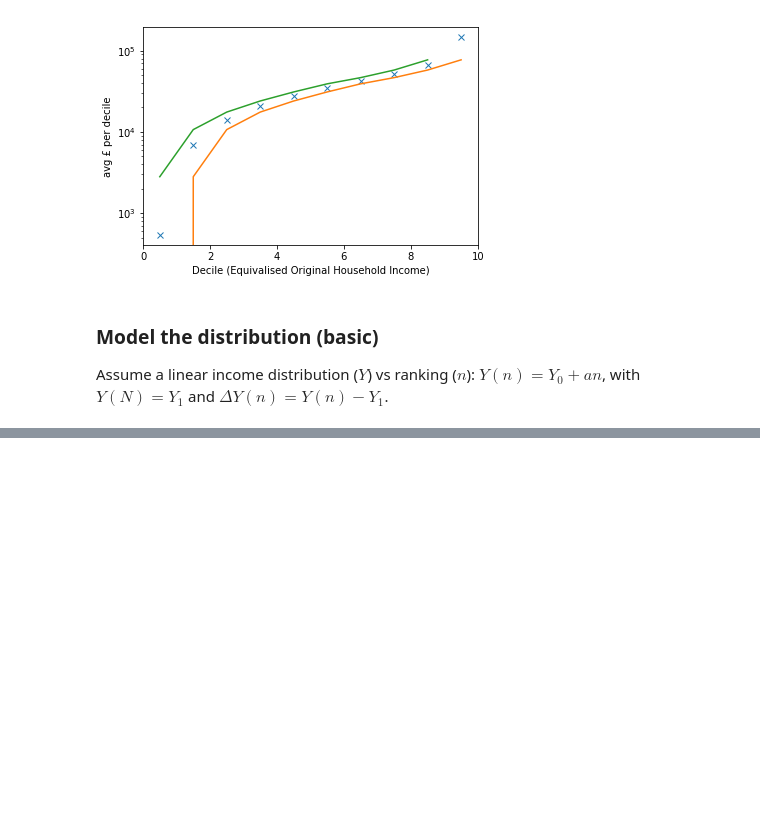
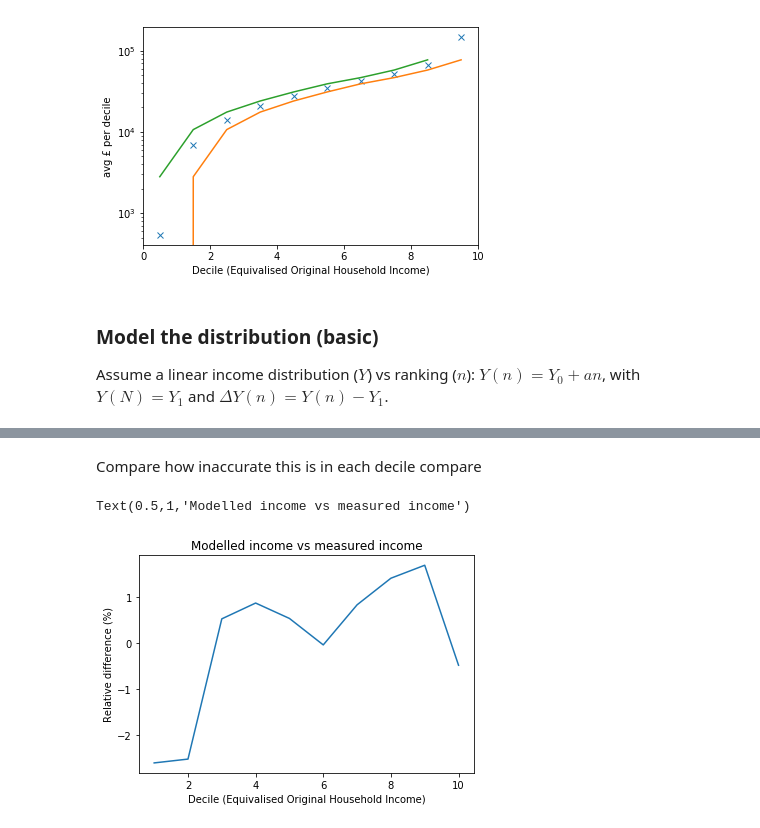
Before and after one commit to chrisnorth/ubi-pred, a Jupyter notebook: ubi-pred.ipynb, the cells around one changed output, grey strips where cells are left out. Saved outputs shown, nothing was run; the diff lists cells and outputs as text; code cells hidden in the pictures; blank space fills up the shorter version.

```diff
--- a/ubi-pred.ipynb
+++ b/ubi-pred.ipynb
@@ -352,0 +70,36 @@ plot.axhline(0)
+# %%
+y0 = np.array(data['OriginalIncomeEqMin'])
+y1 = np.array(data['OriginalIncomeEqMax'])
+ybar = np.array(data['OriginalIncomeEq'])
+
+# find the gradient in each decile
+# where no max (top decile, use the mean as the mid-point
+model_a=np.where(np.isfinite(y1),(y1-y0),(ybar-y0)*2)
+
+# adjust for zero-income
+# Find the gradient which gives the same mean in the bottom decile
+n_zero=1-(2*ybar[0]/y1[0])
+model_a[0]=y1[0]/(1-n_zero)
+# adjust the bottom limit so the model works
+y0[0]=y1[0]-model_a[0]
+print(len(y0),len(model_a))
+# define the model function
+def model(n,model=model_a,y0=y0,nEquiv=nEquiv,Eq=True):
+    # n is in the range 0-1 over full population
+    # convert to decile
+    if np.isscalar(n):
+        q=np.min([9,int(np.floor(n*10))])
+    else:
+        q = np.floor(n*10).astype(int)
+    # calculate the modelled earnings
+    mody=np.maximum(0,y0[q] + model_a[q]*(10*n-q))
+    # convert to full household income from equivalised household income
+#     print('n',n,len(n))
+#     print('q',q,len(q))
+#     print('y0',mody,len(y0))
+#     print('model_a',model_a,len(model_a))
+#     print('mody',mody,len(mody))
+    if not Eq:
+#         print('mody',mody,'nEquiv',nEquiv)
+        mody = mody * nEquiv[q]
+    return(mody)
@@ -352,0 +154,10 @@ plot.axhline(0)
+# %% [markdown]
+Compare how inaccurate this is in each decile compare
+# %%
+plot.plot(decile,100*(origEqMod/origIncomeEq - 1))
+plot.xlabel(decLab)
+plot.ylabel('Relative difference (%)')
+plot.title('Modelled income vs measured income')
+# %% [output]
+Text(0.5,1,'Modelled income vs measured income')
+[figure, added]
```
Also changed, not shown: parts of 48 cells of this notebook.
